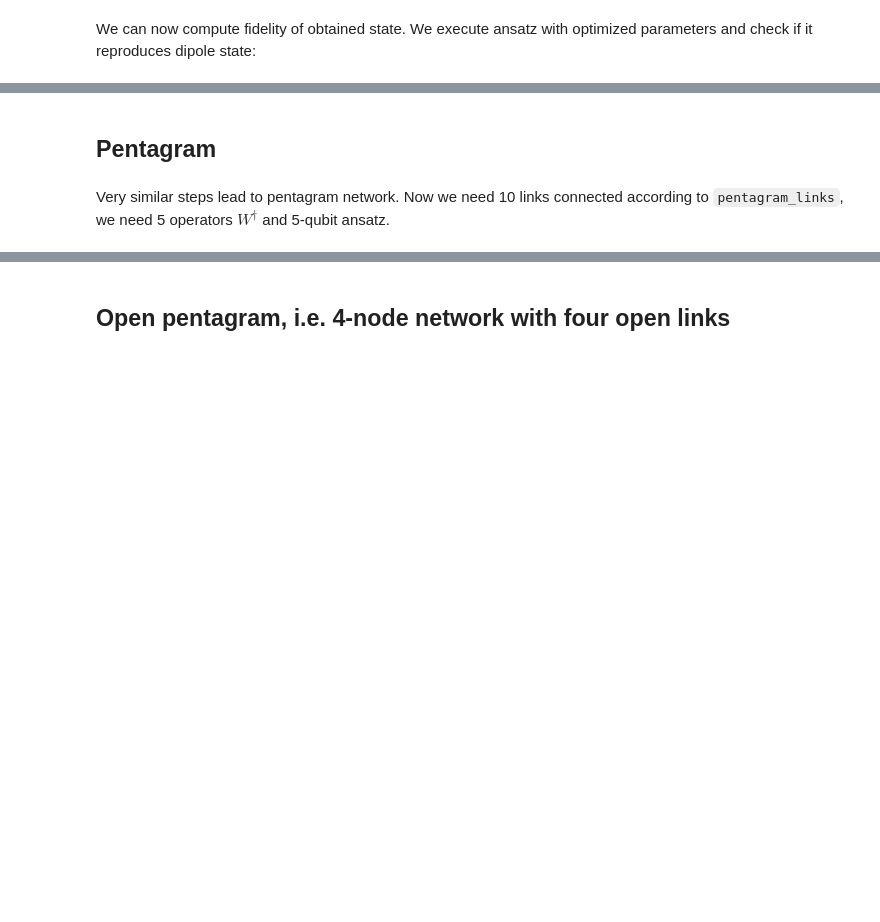
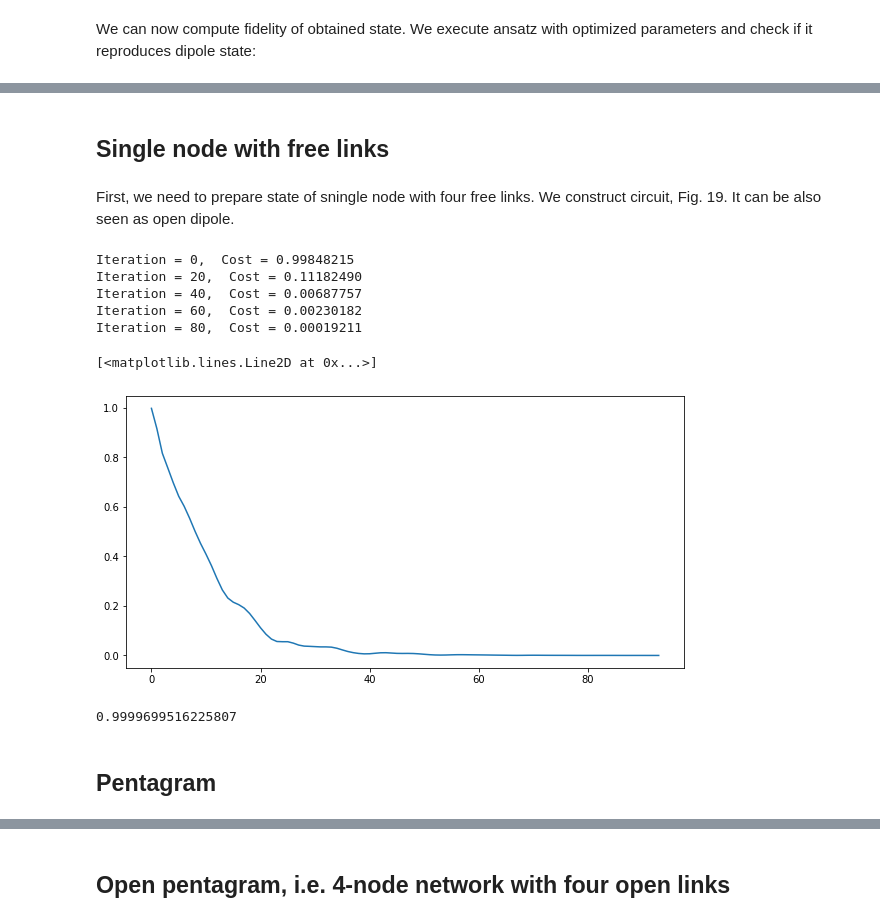
Before and after one commit to Quantum-Cosmos-Lab/Ising-spin-networks, a Jupyter notebook: tutorial.ipynb, the cells around one changed output, grey strips where cells are left out. Saved outputs shown, nothing was run; the diff lists cells and outputs as text; code cells hidden in the pictures; blank space fills up the shorter version.

````diff
--- a/tutorial.ipynb
+++ b/tutorial.ipynb
@@ -165,0 +169,4 @@ In similar way we can construct states for larger spin netorks. But construction
+# %% [markdown]
+## Single node with free links
+# %% [markdown]
+First, we need to prepare state of sningle node with four free links. We construct circuit, Fig. 19. It can be also seen as open dipole.
@@ -165,0 +197,41 @@ In similar way we can construct states for larger spin netorks. But construction
+# %%
+opt = qml.AdamOptimizer(stepsize=0.1)
+
+max_iterations = 100
+conv_tol = 1e-06
+
+init_params = [np.random.rand(5)*2*np.pi, np.random.rand(4,4,2)*2*np.pi]
+
+params = init_params
+
+cost = 0
+
+costs=[]
+paramses = []
+paramses.append(params)
+
+
+for n in range(max_iterations):
+    params, prev_cost = opt.step_and_cost(cost_fn, *params)
+    conv = np.abs(cost - prev_cost)
+    cost=prev_cost
+    costs.append(cost)
+    paramses.append(params)
+
+    if n % 20 == 0:
+        print('Iteration = {:},  Cost = {:.8f}'.format(n, cost))
+
+    if conv <= conv_tol:
+        break
+
+plt.rcParams['figure.figsize'] = [10,5]
+
+plt.plot(costs)
+# %% [output]
+Iteration = 0,  Cost = 0.99848215
+Iteration = 20,  Cost = 0.11182490
+Iteration = 40,  Cost = 0.00687757
+Iteration = 60,  Cost = 0.00230182
+Iteration = 80,  Cost = 0.00019211
+[<matplotlib.lines.Line2D at 0x...>]
+[figure, added]
@@ -166,5 +256,7 @@ In similar way we can construct states for larger spin netorks. But construction
+# %%
+fidelity_node(node_params)
+# %% [output]
+0.9999699516225807
 # %% [markdown]
 ## Pentagram
-# %% [markdown]
-Very similar steps lead to pentagram network. Now we need 10 links connected according to ```pentagram_links```, we need 5 operators $W^\dagger$ and 5-qubit ansatz.
 # %%
````
Also changed, not shown: parts of 58 cells of this notebook, 3 other files.
